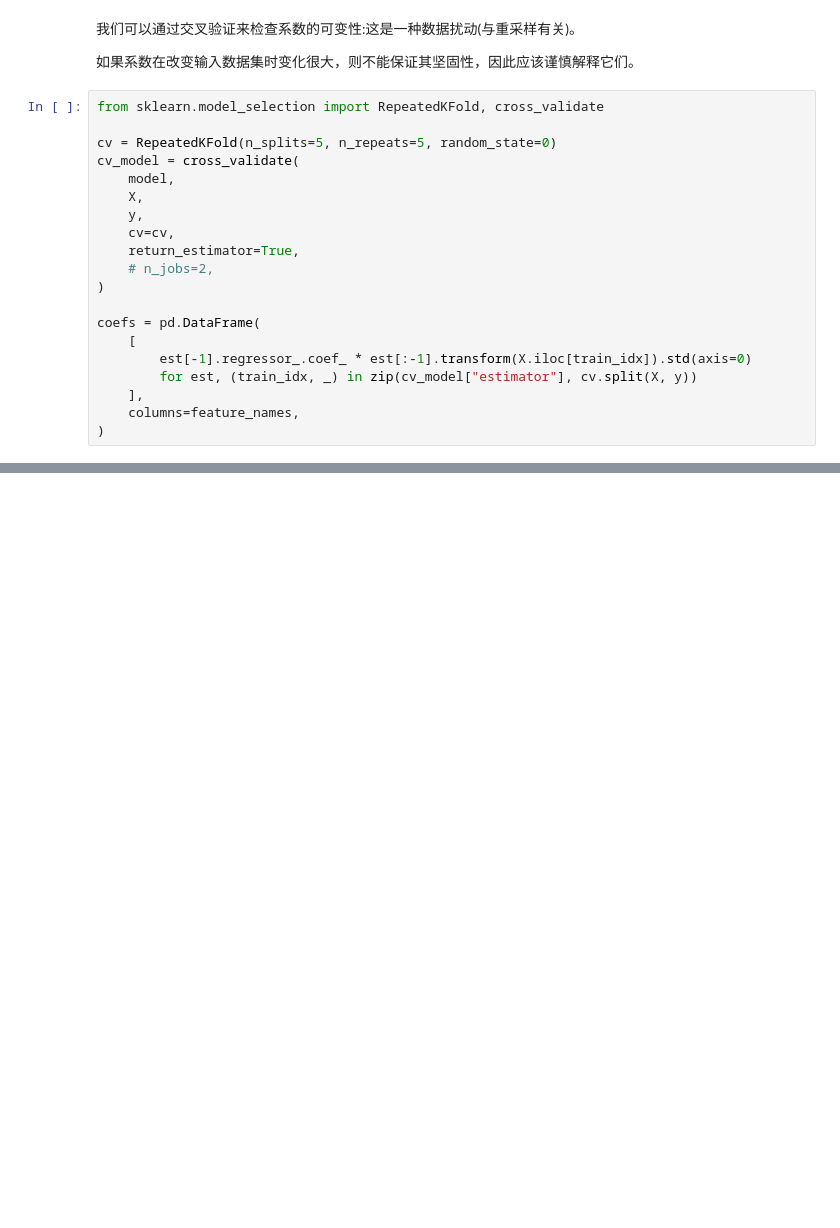
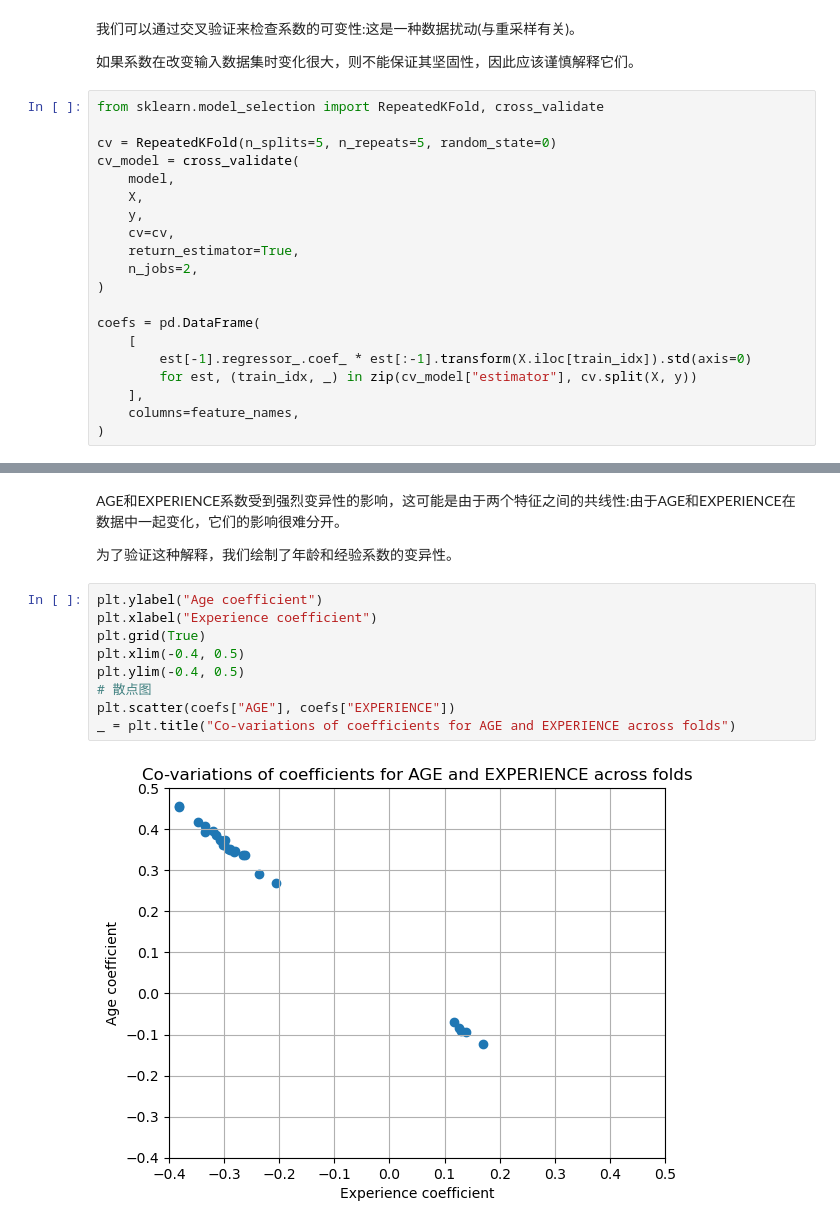
Before and after one commit to saberlind/Jupyter-Notebook, a Jupyter notebook: SKLearn/examples/Common pitfalls in the interpretation of coefficients of linear models.ipynb, the cells around one changed output, grey strips where cells are left out. Drawn from its saved outputs; the diff is of its cells as text; blank space fills up the shorter version.

```diff
--- a/SKLearn/examples/Common pitfalls in the interpretation of coefficients of linear models.ipynb
+++ b/SKLearn/examples/Common pitfalls in the interpretation of coefficients of linear models.ipynb
@@ -269,7 +271,7 @@ cv_model = cross_validate(
     y,
     cv=cv,
     return_estimator=True,
-    # n_jobs=2,
+    n_jobs=2,
 )
 
 coefs = pd.DataFrame(
@@ -292,0 +299,15 @@ plt.subplots_adjust(left=0.3)
+# %% [markdown]
+AGE和EXPERIENCE系数受到强烈变异性的影响，这可能是由于两个特征之间的共线性:由于AGE和EXPERIENCE在数据中一起变化，它们的影响很难分开。
+
+为了验证这种解释，我们绘制了年龄和经验系数的变异性。
+# %%
+plt.ylabel("Age coefficient")
+plt.xlabel("Experience coefficient")
+plt.grid(True)
+plt.xlim(-0.4, 0.5)
+plt.ylim(-0.4, 0.5)
+# 散点图
+plt.scatter(coefs["AGE"], coefs["EXPERIENCE"])
+_ = plt.title("Co-variations of coefficients for AGE and EXPERIENCE across folds")
+# %% [output]
+[figure, added]
```
Also changed, not shown: parts of 53 cells of this notebook, 5 other files.
